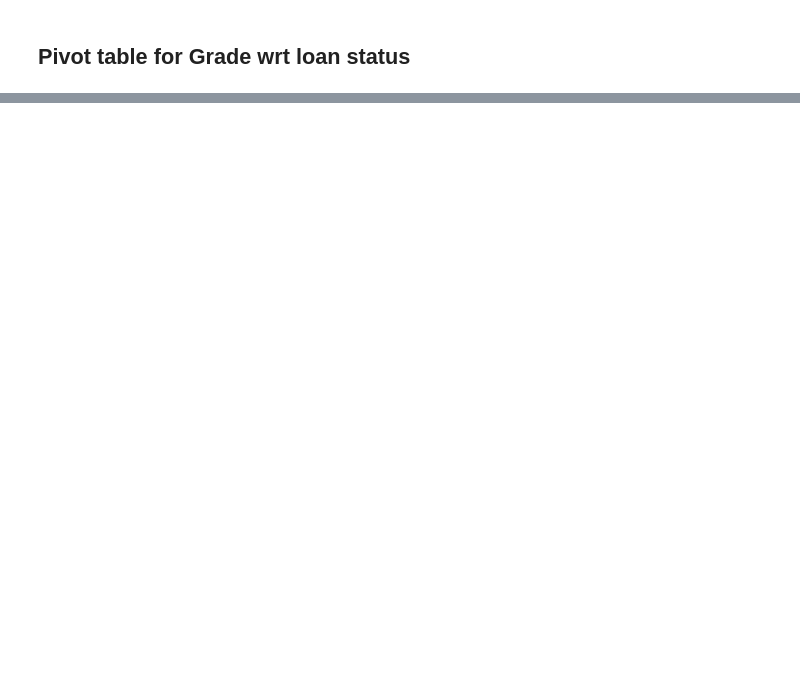
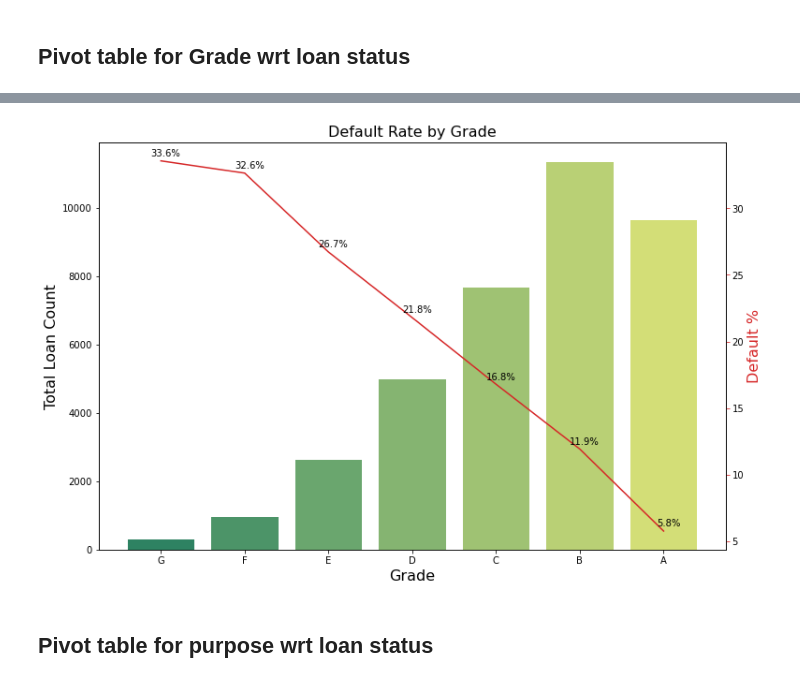
Before and after one commit to spsingh559/lending_case_study, a Jupyter notebook: notebook/Master.ipynb, the cells around one changed output, grey strips where cells are left out. Drawn from its saved outputs; the diff is of its cells as text; code cells hidden in the pictures; blank space fills up the shorter version.

```diff
--- a/notebook/Master.ipynb
+++ b/notebook/Master.ipynb
@@ -68,7 +68,7 @@ df['term']=df['term'].apply(lambda x: x.replace('months',''))
 df=df[(df['loan_status']!="Current")]
 # %%
 #replacing 1 with charged off and 0 with Fully Paid
-df['loan_status']=df['loan_status'].apply(lambda x: 1 if x=="Charged Off" else 0)
+df['default']=df['loan_status'].apply(lambda x: 1 if x=="Charged Off" else 0)
 # %%
 # dropping N/A value in employement length as there is no corelation with other attributes
 df =df[~(df['emp_length'].isna())]
@@ -228,0 +179,4 @@ paid_grade_pvttable.plot.bar()
+# %%
+#pivot table for default_loan wrt term
+grade_pvttable=create_pivot_table(df,["grade"],"id", ["default"],'count')
+grade_pvttable
@@ -228,0 +192,6 @@ paid_grade_pvttable.plot.bar()
+# %%
+comboplot_bar(grade_pvttable,'grade','default%',"Grade","Total Loan Count","Default Rate by Grade")
+# %% [output]
+[figure, added]
+# %% [markdown]
+## Pivot table for purpose wrt loan status
```
Also changed, not shown: parts of 81 cells of this notebook, 1 other file.
